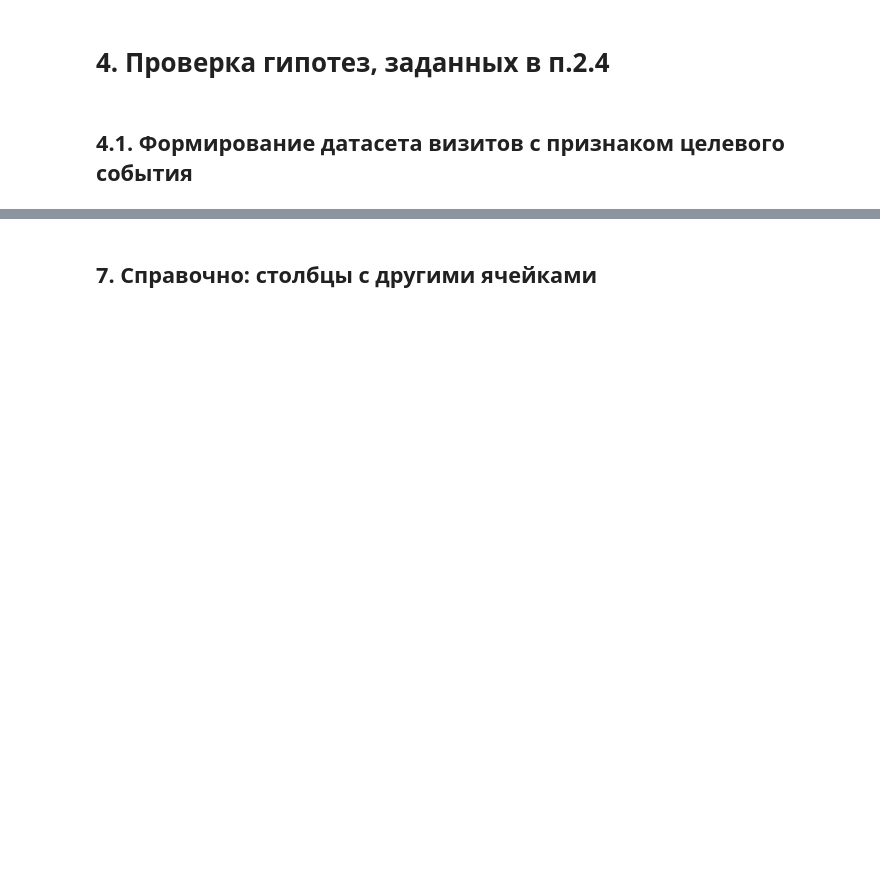
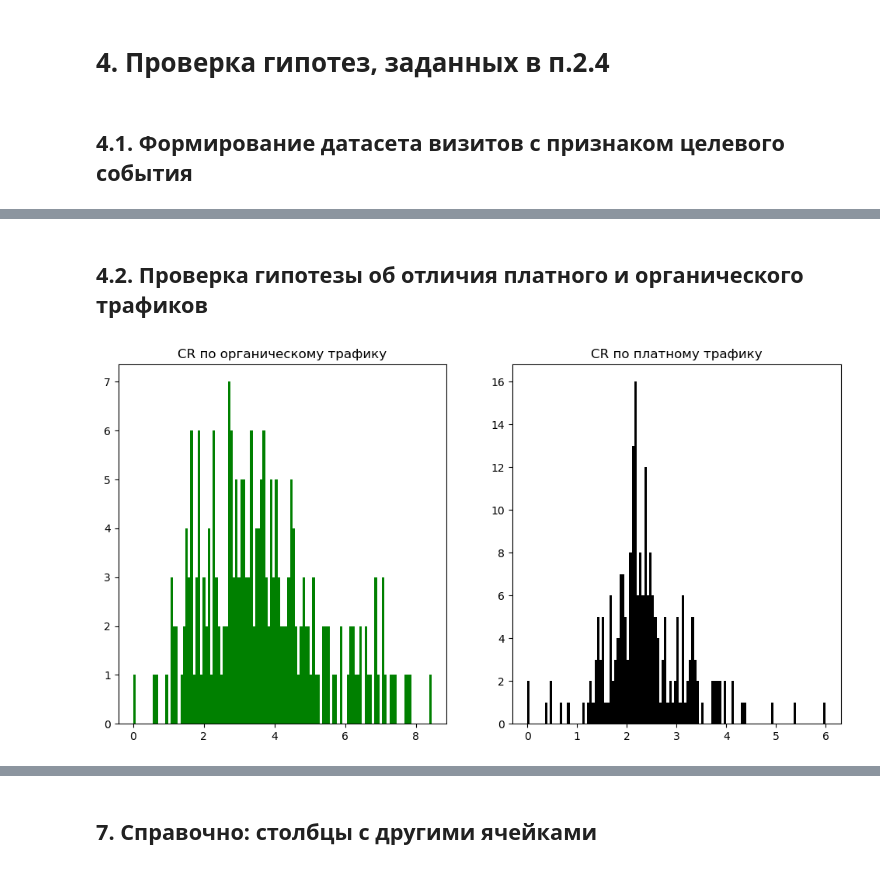
Before and after one commit to ArgentovS/SberAutoAnalyst, a Jupyter notebook: SberAuto.ipynb, the cells around one changed output, grey strips where cells are left out. Drawn from its saved outputs; the diff is of its cells as text; code cells hidden in the pictures; blank space fills up the shorter version.

```diff
--- a/SberAuto.ipynb
+++ b/SberAuto.ipynb
@@ -408,0 +222,2 @@ pvalue = 70.723563%
+# %% [markdown]
+## 4.2. Проверка гипотезы об отличия платного и органического трафиков
@@ -408,0 +245,11 @@ pvalue = 70.723563%
+# %%
+# Визуализируем распределение полученного органического и платного трафика
+import matplotlib.pyplot as plt
+fig, axs = plt.subplots(1, 2, figsize=(12,6))
+axs[0].hist(df_organic_CR['CR'], bins=120, color='green')
+axs[0].set_title('CR по органическому трафику')
+axs[1].hist(df_paid_CR['CR'], bins=120, color='black')
+axs[1].set_title('CR по платному трафику')
+plt.show()
+# %% [output]
+[figure, added]
```
Also changed, not shown: parts of 64 cells of this notebook.
